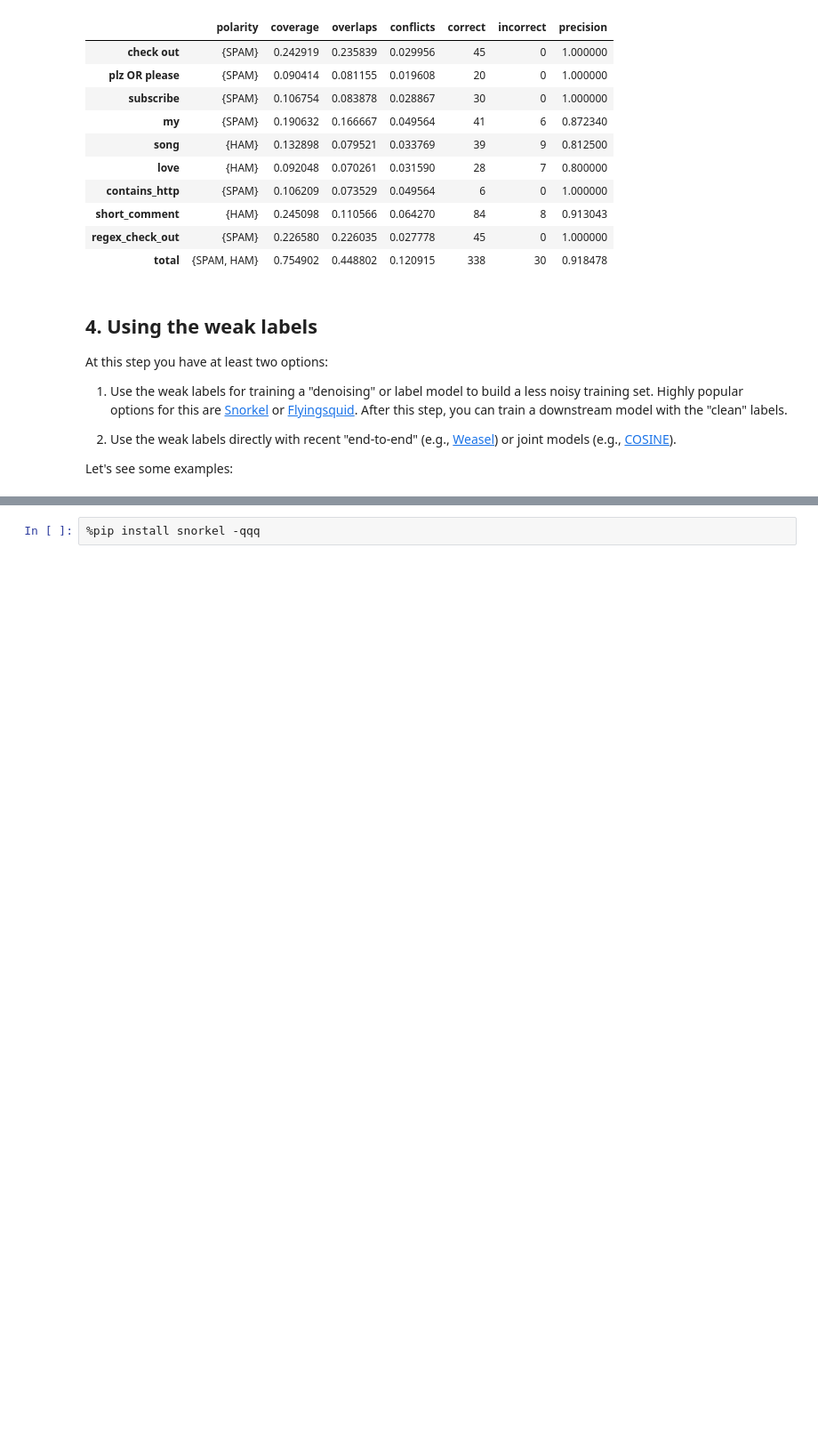
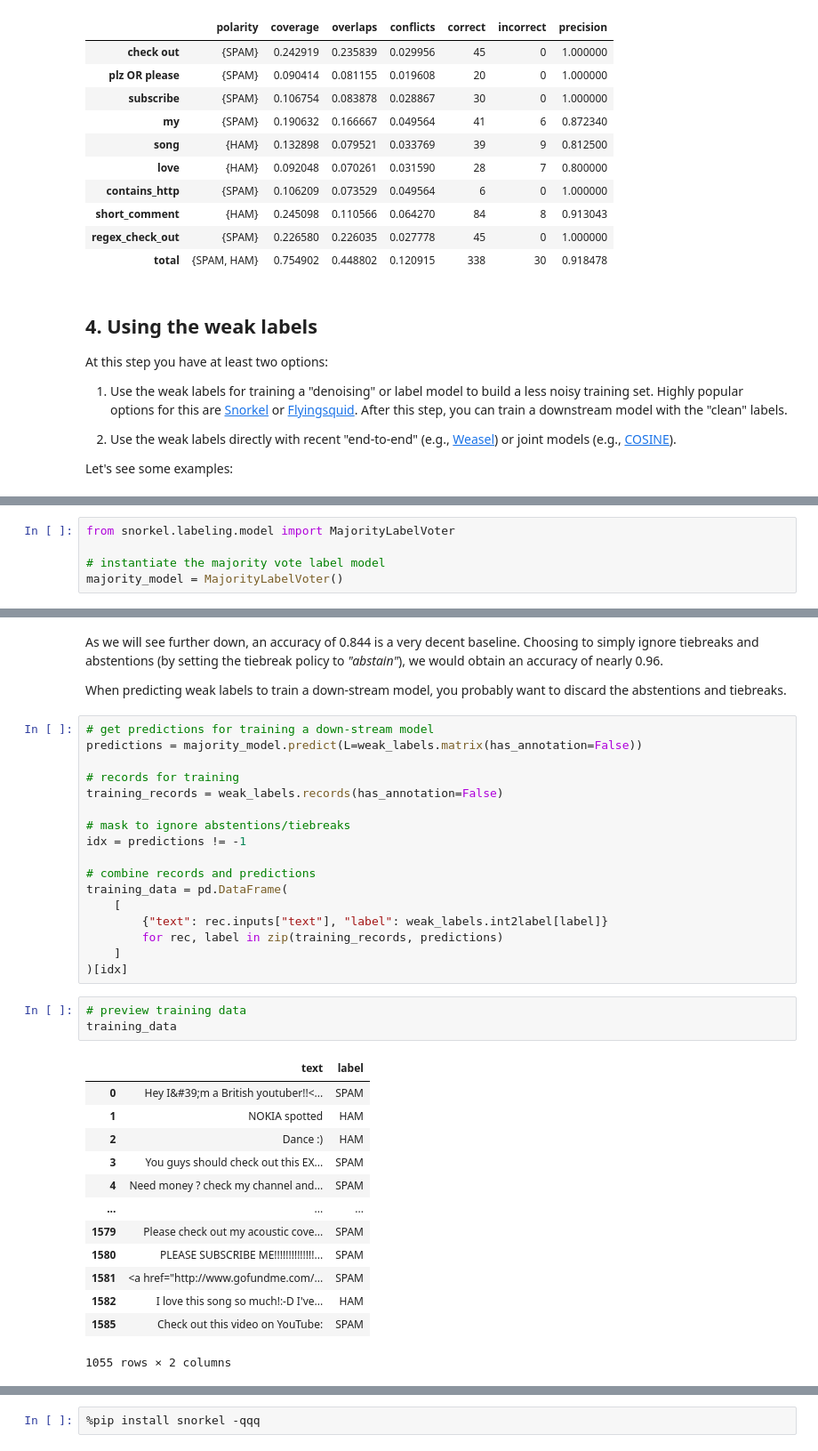
Before and after one commit to argilla-io/argilla, a Jupyter notebook: docs/guides/weak-supervision.ipynb, the cells around one changed output, grey strips where cells are left out. Shown at 89% size. Cells and saved outputs as stored; diff of their text form; blank space fills up the shorter version.

Commit message:
docs(#980): Add majorityvote example to weak supervision guide (#1004)
* docs: add MV model + improvements

* docs: minor improvements

* docs: small fixes

```diff
--- a/docs/guides/weak-supervision.ipynb
+++ b/docs/guides/weak-supervision.ipynb
@@ -229,0 +244,5 @@ Let's see some examples:
+# %%
+from snorkel.labeling.model import MajorityLabelVoter
+
+# instantiate the majority vote label model
+majority_model = MajorityLabelVoter()
@@ -230,3 +261,42 @@ Let's see some examples:
+# %% [markdown]
+As we will see further down, an accuracy of 0.844 is a very decent baseline.
+Choosing to simply ignore tiebreaks and abstentions (by setting the tiebreak policy to _"abstain"_), we would obtain an accuracy of nearly 0.96.
+
+When predicting weak labels to train a down-stream model, you probably want to discard the abstentions and tiebreaks.
+# %%
+# get predictions for training a down-stream model
+predictions = majority_model.predict(L=weak_labels.matrix(has_annotation=False))
+
+# records for training
+training_records = weak_labels.records(has_annotation=False)
+
+# mask to ignore abstentions/tiebreaks
+idx = predictions != -1
+
+# combine records and predictions
+training_data = pd.DataFrame(
+    [
+        {"text": rec.inputs["text"], "label": weak_labels.int2label[label]}
+        for rec, label in zip(training_records, predictions)
+    ]
+)[idx]
+# %%
+# preview training data
+training_data
+# %% [output]
+|  | text | label |
+| 0 | Hey I&#39;m a British youtuber!!<... | SPAM |
+| 1 | NOKIA spotted﻿ | HAM |
+| 2 | Dance :)﻿ | HAM |
+| 3 | You guys should check out this EX... | SPAM |
+| 4 | Need money ? check my channel and... | SPAM |
+| ... | ... | ... |
+| 1579 | Please check out my acoustic cove... | SPAM |
+| 1580 | PLEASE SUBSCRIBE ME!!!!!!!!!!!!!!... | SPAM |
+| 1581 | <a href="http://www.gofundme.com/... | SPAM |
+| 1582 | I love this song so much!:-D I've... | HAM |
+| 1585 | Check out this video on YouTube:﻿ | SPAM |
+1055 rows × 2 columns
 # %% [markdown]
 ### Label model with Snorkel
 
```
Also changed, not shown: parts of 22 cells of this notebook.
